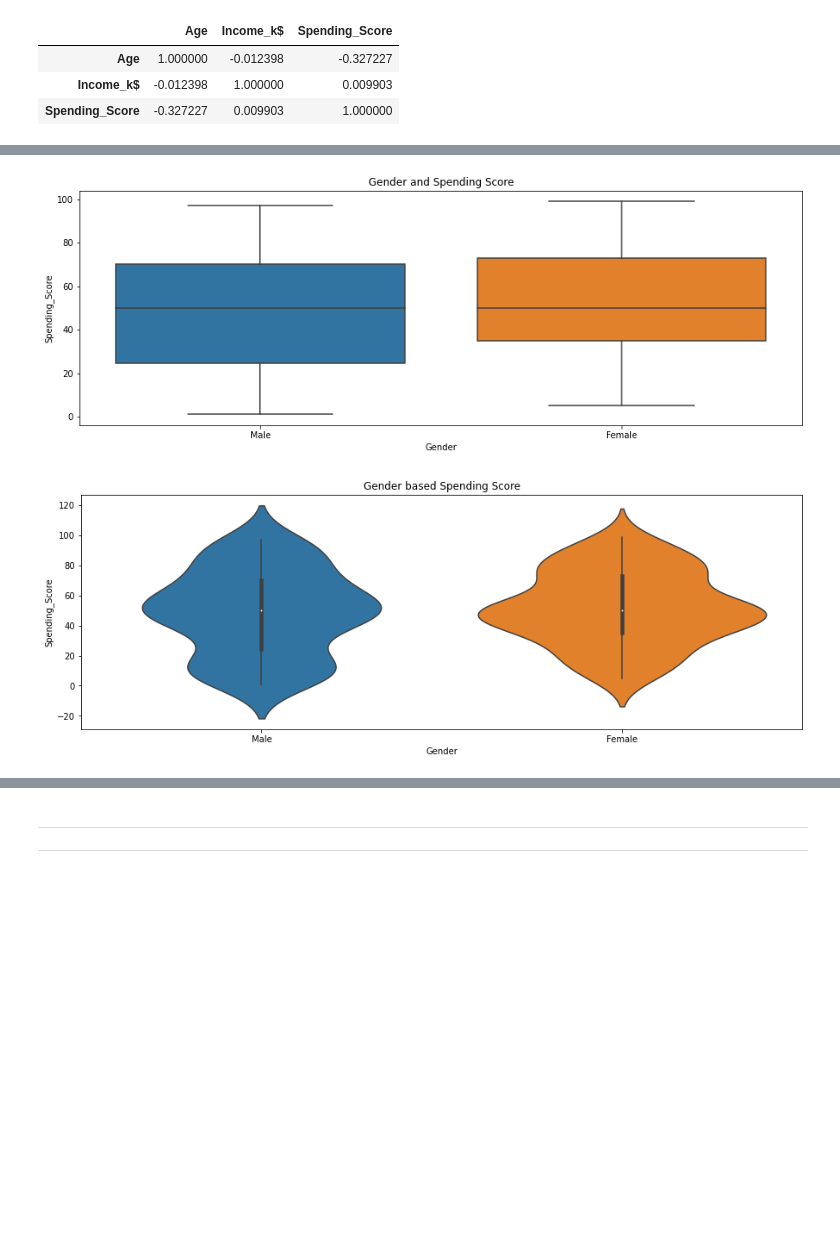
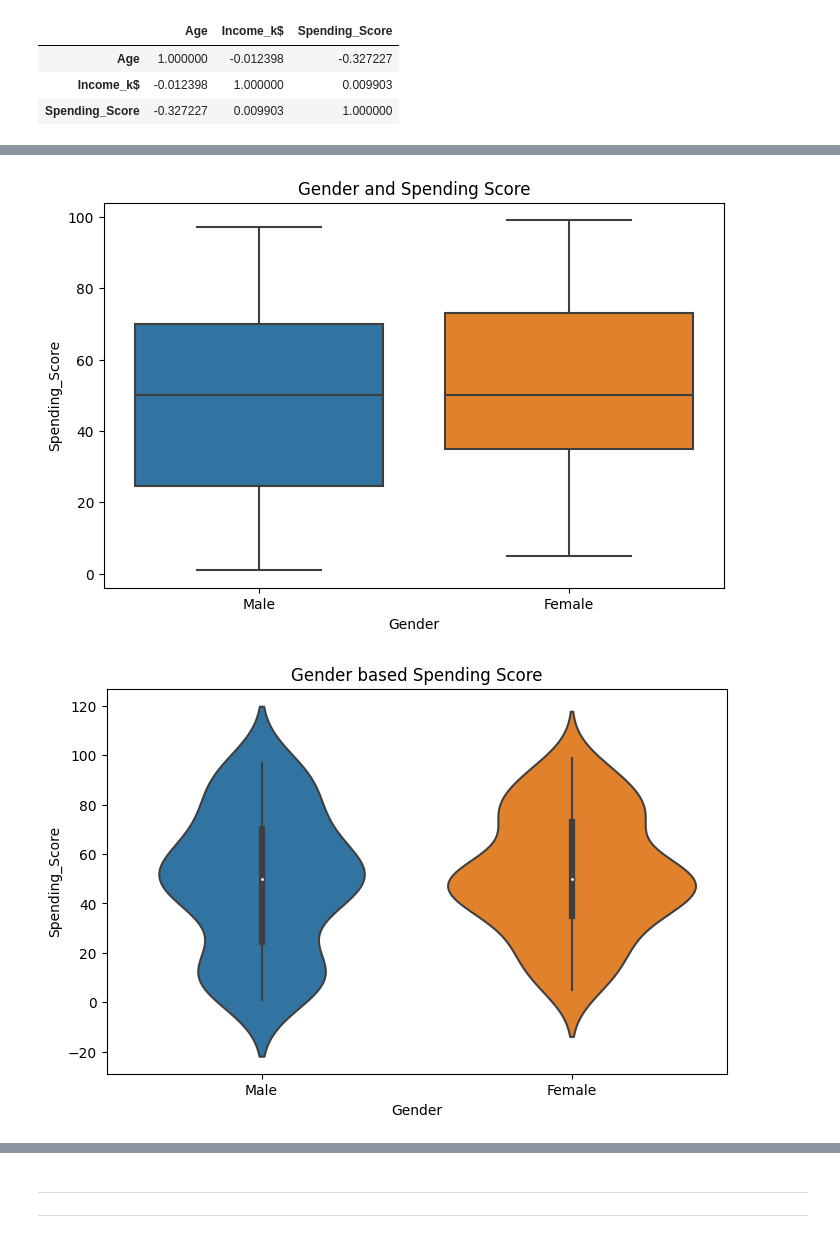
Before and after one commit to Federaltr/Machine-Learning, a Jupyter notebook: ML Project/ML-Project-3 Customer Segmentation/Cluestering_Analysis_Customers_Segmentation_Project-mysolute.ipynb, the cells around one changed output, grey strips where cells are left out. Saved outputs shown, nothing was run; the diff lists cells and outputs as text; code cells hidden in the pictures; blank space fills up the shorter version.

```diff
--- a/ML Project/ML-Project-3 Customer Segmentation/Cluestering_Analysis_Customers_Segmentation_Project-mysolute.ipynb
+++ b/ML Project/ML-Project-3 Customer Segmentation/Cluestering_Analysis_Customers_Segmentation_Project-mysolute.ipynb
@@ -84,7 +84,7 @@ import numpy as np
 import matplotlib.pyplot as plt
 import seaborn as sns
 from sklearn.preprocessing import StandardScaler
-plt.rcParams["figure.figsize"] = (10,6)
+plt.rcParams["figure.figsize"] = (8,5)
 import warnings
 warnings.filterwarnings('ignore')
 #pd.set_option('display.max_rows', 500)
@@ -224,14 +221,12 @@ plt.axis('off');
 # %%
-plt.figure(figsize=(15,5))
 sns.boxplot(x='Gender', y='Spending_Score', data=df)
 plt.title('Gender and Spending Score')
 plt.show()
 
-plt.figure(figsize=(15,5))
 sns.violinplot(x='Gender', y='Spending_Score', data=df)
 plt.title('Gender based Spending Score')
 plt.show()
 # %% [output]
-[figure, old version]
+[figure, new version]
-[figure, old version]
+[figure, new version]
 # %%
```
Also changed, not shown: parts of 40 cells of this notebook.
